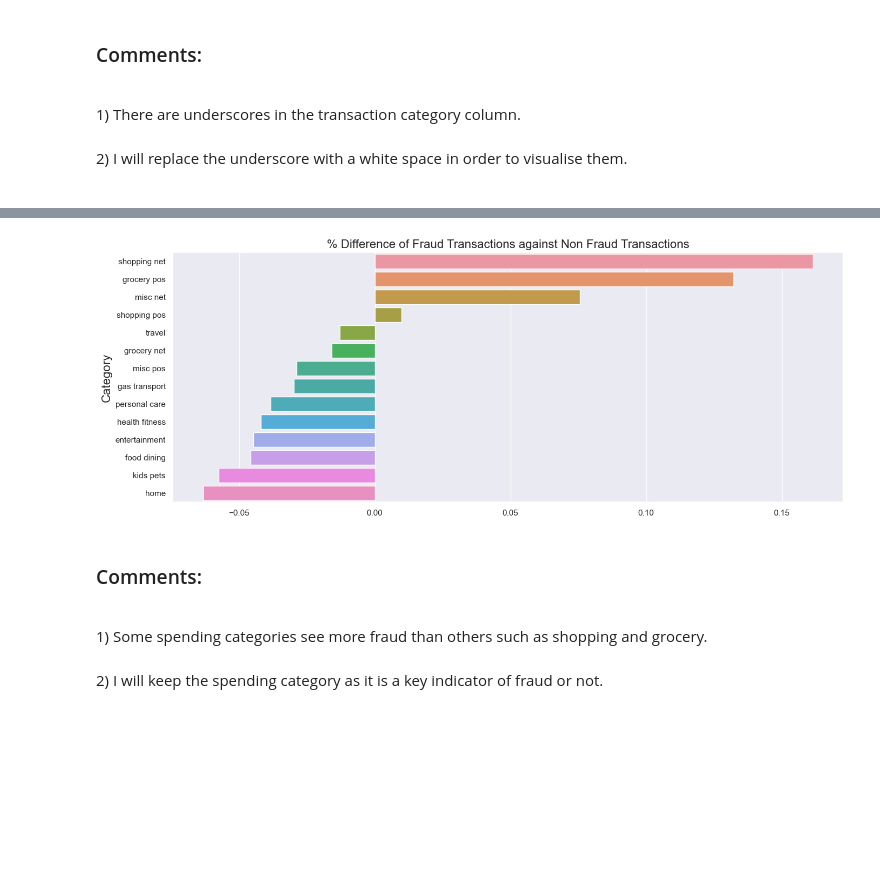
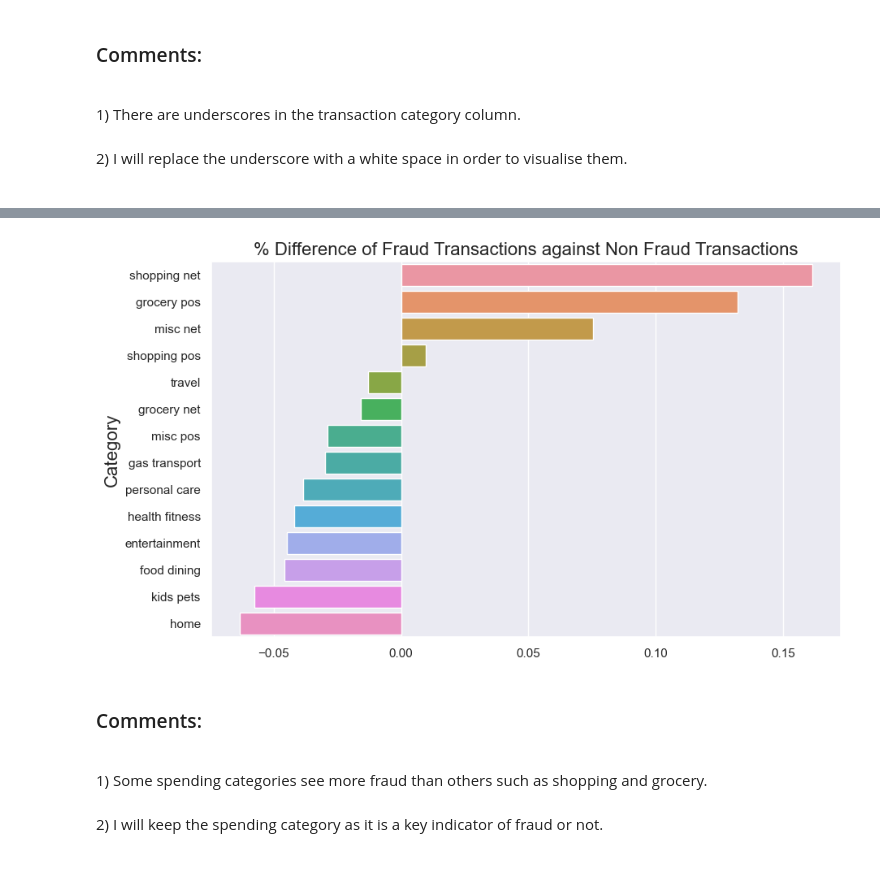
Before and after one commit to lydra4/Projects, a Jupyter notebook: Capstone/Song Yi - Part 1 - EDA.ipynb, the cells around one changed output, grey strips where cells are left out. Drawn from its saved outputs; the diff is of its cells as text; code cells hidden in the pictures; blank space fills up the shorter version.

```diff
--- a/Capstone/Song Yi - Part 1 - EDA.ipynb
+++ b/Capstone/Song Yi - Part 1 - EDA.ipynb
@@ -236,12 +236,12 @@ fig.set_xlabel('Amount')
 
 # Update axis labels and title
 plt.legend(title='Type', labels=['Not Fraud', 'Fraud'])
-plt.title('% of Fraud in each Transaction Amount', fontsize=16)
+plt.title('% of Fraud in each Transaction Amount', fontsize=14)
 plt.ylabel('')
-plt.xlabel('Transaction Amount', fontsize=16)
+plt.xlabel('Transaction Amount', fontsize=14)
 
 #Setting Size of Chart
-sns.set(rc={'figure.figsize':(20,6)})
+sns.set(rc={'figure.figsize':(12,10)})
 
 # Showing Histogram
 plt.show()
@@ -347,7 +347,7 @@ plt.ylabel('')
 plt.xlabel('Time of the Day', fontsize=16)
 
 #Setting Size of Chart
-sns.set(rc={'figure.figsize':(16,6)})
+sns.set(rc={'figure.figsize':(10,6)})
 
 #Showing Chart
 plt.show();
@@ -404,35 +404,35 @@ df.head()
 # Calculating % difference
 a = df[df['is_fraud'] == 0]['category'].\
     value_counts(normalize=True).\
     reset_index().\
     rename(columns={'index': 'Category', 'category': 'Not Fraud %'})
 
 b = df[df['is_fraud'] == 1]['category'].\
     value_counts(normalize=True).\
     reset_index().\
     rename(columns={'index': 'Category', 'category': 'Fraud %'})
 
 ab = a.merge(right=b, on='Category')
 ab['Diff'] = ab['Fraud %'] - ab['Not Fraud %']
 ab = ab.sort_values(by='Diff', ascending=False)
 
 #Plotting Chart
 sns.barplot(data=ab, x='Diff', y='Category')
 
 #Setting axis
 plt.ylabel('Category', fontsize=16)
 plt.xlabel('')
 
 #Setting Size of Chart
-sns.set(rc={'figure.figsize':(16,6)})
+sns.set(rc={'figure.figsize':(8,6)})
 
 #Setting Title
 plt.title('% Difference of Fraud Transactions against Non Fraud Transactions', fontsize=16)
 
 #Show Chart
 plt.show();
 # %% [output]
-[figure, old version]
+[figure, new version]
 # %% [markdown]
 ### Comments:
 <br>
```
Also changed, not shown: parts of 7 cells of this notebook, 6 other files.
